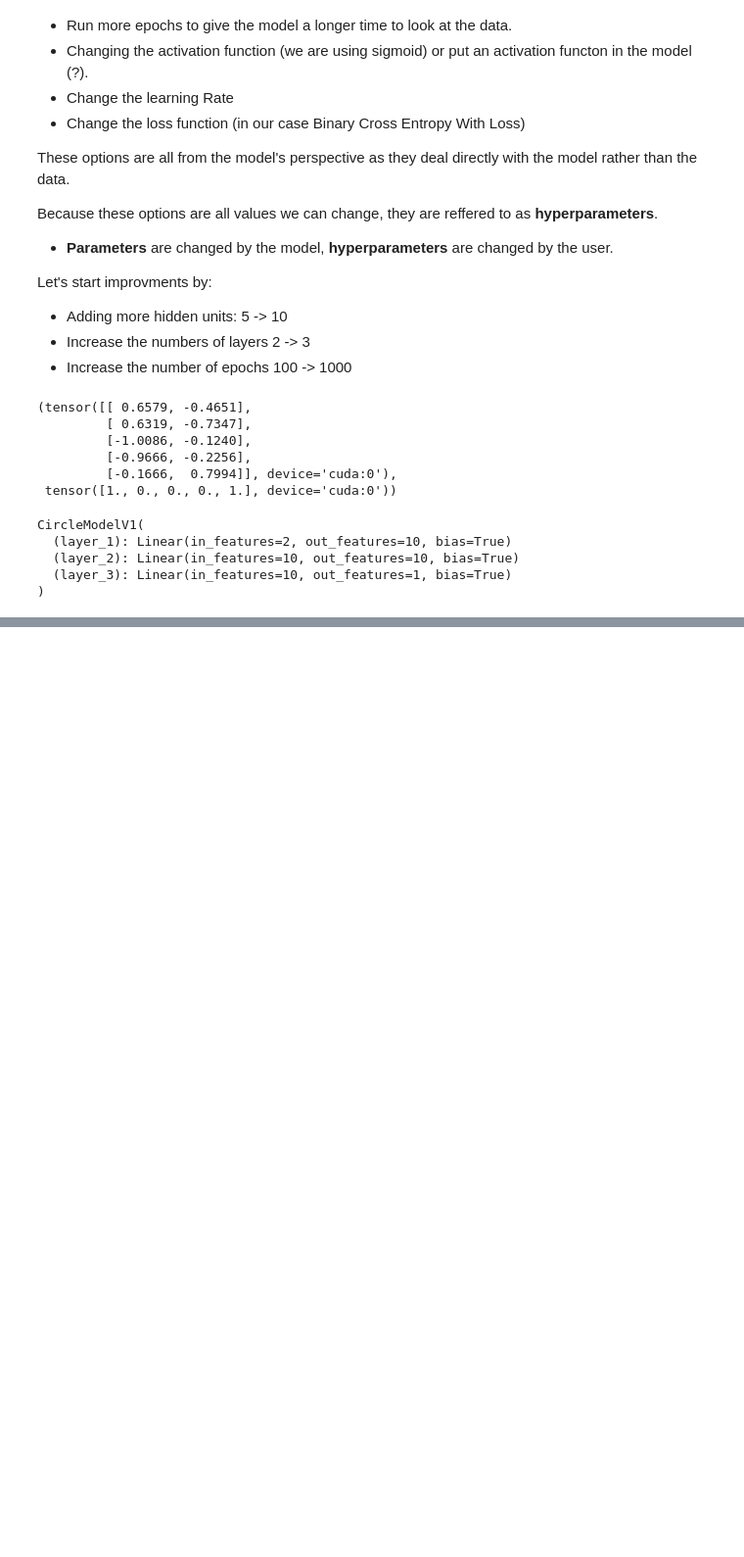
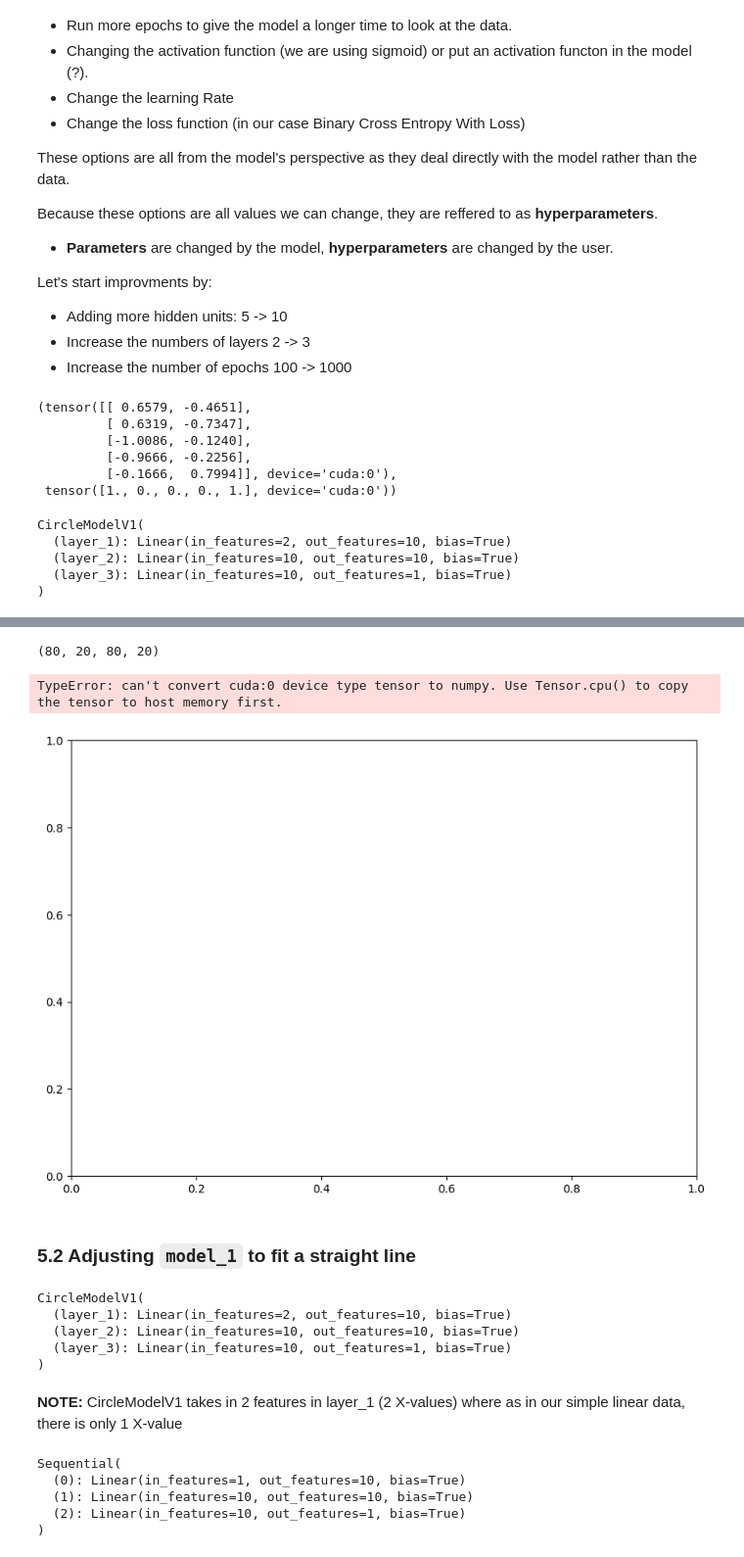
Before and after one commit to ggalindo11/Pytorch_Fundamentals, a Jupyter notebook: 02_pytorch_classification.ipynb, the cells around one changed output, grey strips where cells are left out. Shown at 98% size. Cells and saved outputs as stored; diff of their text form; code cells hidden in the pictures; blank space fills up the shorter version.

```diff
--- a/02_pytorch_classification.ipynb
+++ b/02_pytorch_classification.ipynb
@@ -594,0 +670,16 @@ CircleModelV1(
+# %%
+# Create some basic data
+weight = 0.7
+bias = 0.3
+start = 0
+end = 1
+step = 0.01
+
+# Create data
+X_regression = torch.arange(start, end, step).unsqueeze(dim=1) # Have to add a dimension or else errors
+y_regression = bias + weight * X_regression # y = bias + weight * X (linear regression formula)
+
+# Check data
+print(len(X_regression))
+
+X_regression[:5], y_regression[:5]
@@ -594,0 +698,50 @@ CircleModelV1(
+# %%
+# Create train & test split
+train_split = int(len(X_regression) * 0.8)
+X_train_regression, y_train_regression = X_regression[:train_split], y_regression[:train_split]
+X_test_regression, y_test_regression = X_regression[train_split:], y_regression[train_split:]
+
+# Check lengths
+len(X_train_regression), len(X_test_regression), len(y_train_regression), len(y_test_regression)
+# %% [output]
+(80, 20, 80, 20)
+# %%
+plot_predictions(train_data=X_train_regression,
+                 train_labels=y_train_regression,
+                 test_data=X_test_regression,
+                 test_labels=y_test_regression)
+# %% [output]
+TypeError: can't convert cuda:0 device type tensor to numpy. Use Tensor.cpu() to copy the tensor to host memory first.
+[figure, added]
+# %% [markdown]
+### 5.2 Adjusting `model_1` to fit a straight line
+# %%
+CircleModelV1()
+# %% [output]
+CircleModelV1(
+  (layer_1): Linear(in_features=2, out_features=10, bias=True)
+  (layer_2): Linear(in_features=10, out_features=10, bias=True)
+  (layer_3): Linear(in_features=10, out_features=1, bias=True)
+)
+# %% [markdown]
+**NOTE:** CircleModelV1 takes in 2 features in layer_1 (2 X-values) where as in our simple linear data, there is only 1 X-value
+# %%
+# Same architecture as before
+model_2 = nn.Sequential(
+    nn.Linear(in_features=1, # Input feature size. 1 for circle as X is a vector of 1 value
+              out_features=10), # Takes in 1 features & outputs 10
+
+    nn.Linear(in_features=10, # Takes in 10 features to match layer_1 output
+              out_features=10), # outputs 10 features
+
+    nn.Linear(in_features=10,
+              out_features=1), # Output a single feature. 1 for y, as it's a scalar of 1 value
+).to(device)
+
+model_2
+# %% [output]
+Sequential(
+  (0): Linear(in_features=1, out_features=10, bias=True)
+  (1): Linear(in_features=10, out_features=10, bias=True)
+  (2): Linear(in_features=10, out_features=1, bias=True)
+)
```
Also changed, not shown: parts of 14 cells of this notebook.
